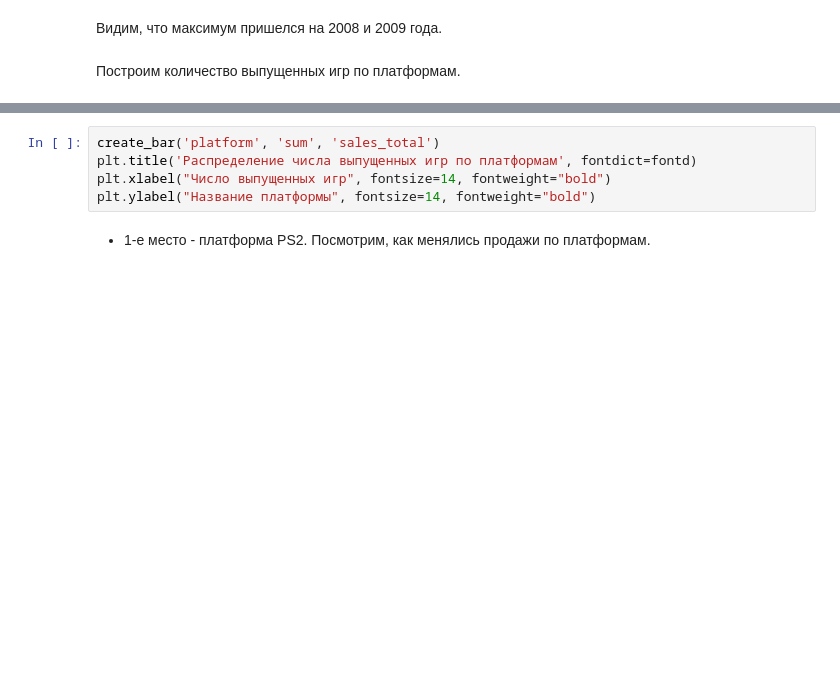
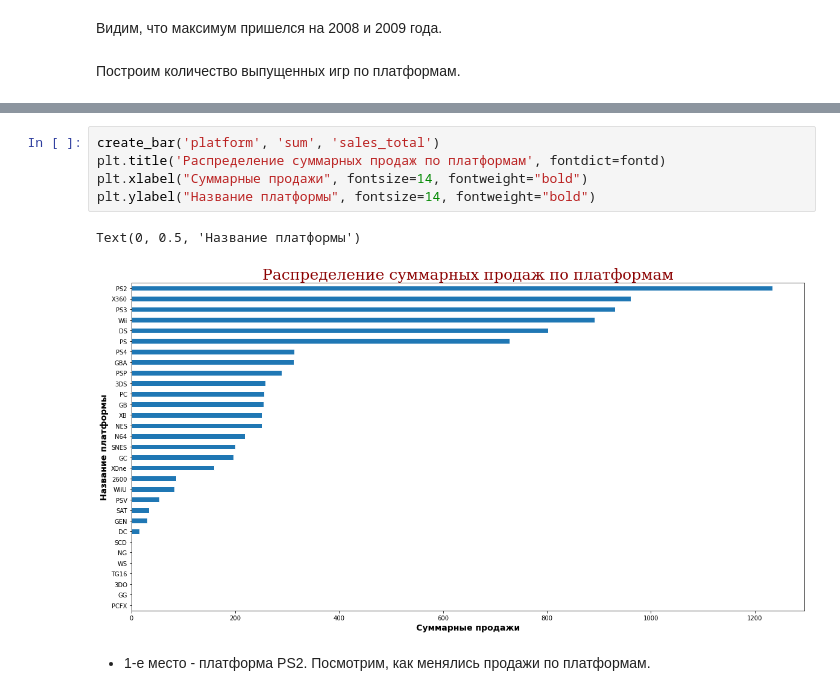
Before and after one commit to aleksandr0993/Data-analysis, a Jupyter notebook: review_homework_id_110267.ipynb, the cells around one changed output, grey strips where cells are left out. Saved outputs shown, nothing was run; the diff lists cells and outputs as text; blank space fills up the shorter version.

```diff
--- a/review_homework_id_110267.ipynb
+++ b/review_homework_id_110267.ipynb
@@ -264,8 +332,11 @@ plt.ylabel("Число выпущенных игр", fontsize=14, fontweight="bo
 # %%
 create_bar('platform', 'sum', 'sales_total')
-plt.title('Распределение числа выпущенных игр по платформам', fontdict=fontd)
-plt.xlabel("Число выпущенных игр", fontsize=14, fontweight="bold")
+plt.title('Распределение суммарных продаж по платформам', fontdict=fontd)
+plt.xlabel("Суммарные продажи", fontsize=14, fontweight="bold")
 plt.ylabel("Название платформы", fontsize=14, fontweight="bold")
+# %% [output]
+Text(0, 0.5, 'Название платформы')
+[figure, added]
 # %% [markdown]
 - 1-е место -  платформа PS2.
 Посмотрим, как менялись продажи по платформам.
```
Also changed, not shown: parts of 20 cells of this notebook.
